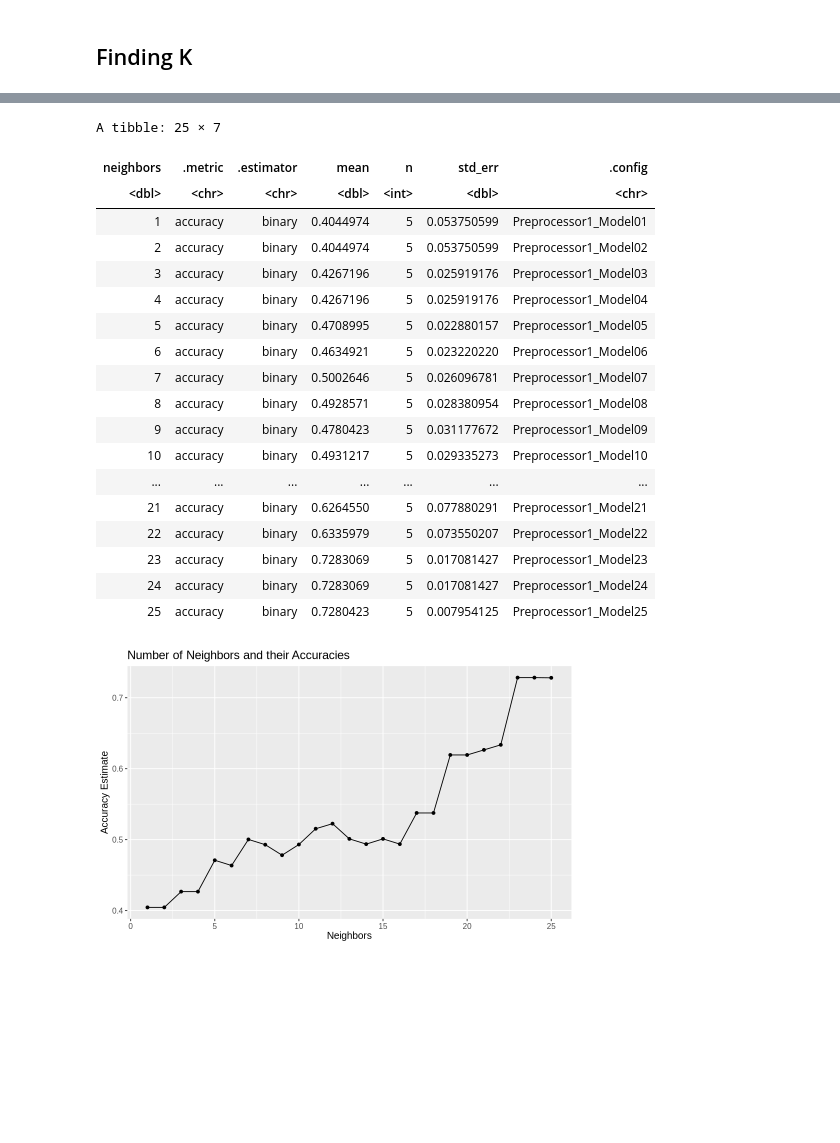
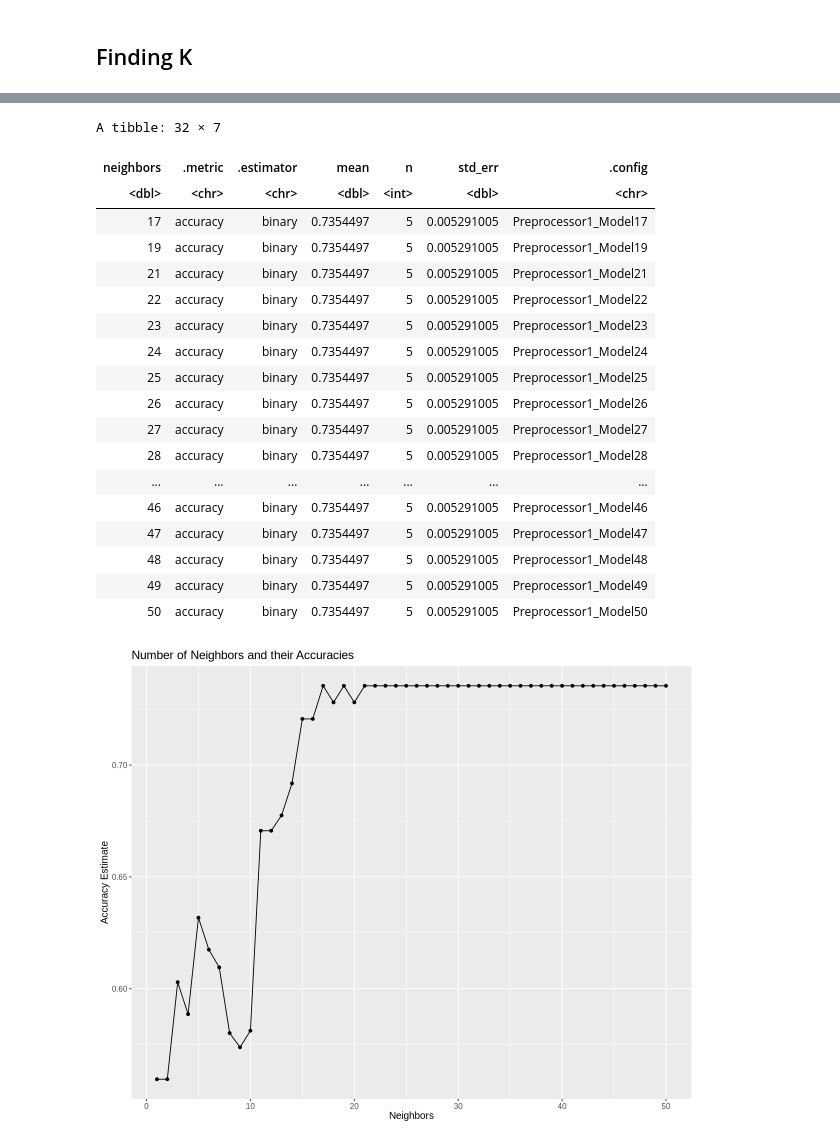
Before and after one commit to Shonh-debug/dsci-100-group-project-004-35, a Jupyter notebook: project_planning_final (1).ipynb, the cells around one changed output, grey strips where cells are left out. Saved outputs shown, nothing was run; the diff lists cells and outputs as text; code cells hidden in the pictures; blank space fills up the shorter version.

```diff
--- a/project_planning_final (1).ipynb
+++ b/project_planning_final (1).ipynb
@@ -254,7 +254,7 @@ players_split <- initial_split(players, prop = 0.70, strata = subscribe)
 players_train <- training(players_split)
 players_test <- testing(players_split)
 
-players_recipe <- recipe(subscribe ~ Age, played_hours, data = players_train) |>
+players_recipe <- recipe(subscribe ~ Age + played_hours, data = players_train) |>
   step_impute_mean(all_predictors()) |>
   step_scale(all_predictors()) |>
   step_center(all_predictors())
@@ -272,7 +272,7 @@ players_wkflw <- workflow() |>
 
 players_wkflw
 
-k_vals <- tibble(neighbors = seq(from = 1, to = 25, by = 1))
+k_vals <- tibble(neighbors = seq(from = 1, to = 50, by = 1))
 
 knn_results <- workflow() |>
   add_recipe(players_recipe) |>
@@ -283,53 +283,57 @@ knn_results <- workflow() |>
 accuracies <- knn_results |>
   filter(.metric == "accuracy")
 
-accuracies
+best_row <- accuracies |>
+  slice_max(mean, n = 1)
+
+best_row
+
 Accuracy_graph <- ggplot(accuracies, aes(x = neighbors, y = mean)) +
   geom_point() +
   geom_line() +
   labs(x = "Neighbors", y = "Accuracy Estimate", title = "Number of Neighbors and their Accuracies") +
   theme(text = element_text(size = 12))
 
 Accuracy_graph
 # %% [output]
 ══ Workflow ════════════════════════════════════════════════════════════════════
 Preprocessor: Recipe
 Model: nearest_neighbor()
 
 ── Preprocessor ────────────────────────────────────────────────────────────────
 3 Recipe Steps
 
 • step_impute_mean()
 • step_scale()
 • step_center()
 
 ── Model ───────────────────────────────────────────────────────────────────────
 K-Nearest Neighbor Model Specification (classification)
 
 Main Arguments:
   neighbors = tune()
   weight_func = rectangular
 
 Computational engine: kknn
-A tibble: 25 × 7
+A tibble: 32 × 7
 | neighbors | .metric | .estimator | mean | n | std_err | .config |
 | <dbl> | <chr> | <chr> | <dbl> | <int> | <dbl> | <chr> |
-| 1 | accuracy | binary | 0.4044974 | 5 | 0.053750599 | Preprocessor1_Model01 |
-| 2 | accuracy | binary | 0.4044974 | 5 | 0.053750599 | Preprocessor1_Model02 |
-| 3 | accuracy | binary | 0.4267196 | 5 | 0.025919176 | Preprocessor1_Model03 |
-| 4 | accuracy | binary | 0.4267196 | 5 | 0.025919176 | Preprocessor1_Model04 |
-| 5 | accuracy | binary | 0.4708995 | 5 | 0.022880157 | Preprocessor1_Model05 |
-| 6 | accuracy | binary | 0.4634921 | 5 | 0.023220220 | Preprocessor1_Model06 |
-| 7 | accuracy | binary | 0.5002646 | 5 | 0.026096781 | Preprocessor1_Model07 |
-| 8 | accuracy | binary | 0.4928571 | 5 | 0.028380954 | Preprocessor1_Model08 |
-| 9 | accuracy | binary | 0.4780423 | 5 | 0.031177672 | Preprocessor1_Model09 |
-| 10 | accuracy | binary | 0.4931217 | 5 | 0.029335273 | Preprocessor1_Model10 |
+| 17 | accuracy | binary | 0.7354497 | 5 | 0.005291005 | Preprocessor1_Model17 |
+| 19 | accuracy | binary | 0.7354497 | 5 | 0.005291005 | Preprocessor1_Model19 |
+| 21 | accuracy | binary | 0.7354497 | 5 | 0.005291005 | Preprocessor1_Model21 |
+| 22 | accuracy | binary | 0.7354497 | 5 | 0.005291005 | Preprocessor1_Model22 |
+| 23 | accuracy | binary | 0.7354497 | 5 | 0.005291005 | Preprocessor1_Model23 |
+| 24 | accuracy | binary | 0.7354497 | 5 | 0.005291005 | Preprocessor1_Model24 |
+| 25 | accuracy | binary | 0.7354497 | 5 | 0.005291005 | Preprocessor1_Model25 |
+| 26 | accuracy | binary | 0.7354497 | 5 | 0.005291005 | Preprocessor1_Model26 |
+| 27 | accuracy | binary | 0.7354497 | 5 | 0.005291005 | Preprocessor1_Model27 |
+| 28 | accuracy | binary | 0.7354497 | 5 | 0.005291005 | Preprocessor1_Model28 |
 | ... | ... | ... | ... | ... | ... | ... |
-| 21 | accuracy | binary | 0.6264550 | 5 | 0.077880291 | Preprocessor1_Model21 |
-| 22 | accuracy | binary | 0.6335979 | 5 | 0.073550207 | Preprocessor1_Model22 |
-| 23 | accuracy | binary | 0.7283069 | 5 | 0.017081427 | Preprocessor1_Model23 |
-| 24 | accuracy | binary | 0.7283069 | 5 | 0.017081427 | Preprocessor1_Model24 |
-| 25 | accuracy | binary | 0.7280423 | 5 | 0.007954125 | Preprocessor1_Model25 |
+| 46 | accuracy | binary | 0.7354497 | 5 | 0.005291005 | Preprocessor1_Model46 |
+| 47 | accuracy | binary | 0.7354497 | 5 | 0.005291005 | Preprocessor1_Model47 |
+| 48 | accuracy | binary | 0.7354497 | 5 | 0.005291005 | Preprocessor1_Model48 |
+| 49 | accuracy | binary | 0.7354497 | 5 | 0.005291005 | Preprocessor1_Model49 |
+| 50 | accuracy | binary | 0.7354497 | 5 | 0.005291005 | Preprocessor1_Model50 |
-[figure, old version]
+[figure, new version]
 # %%
 players_spec <- nearest_neighbor(weight_func = "rectangular",
```
Also changed, not shown: parts of 3 cells of this notebook.
